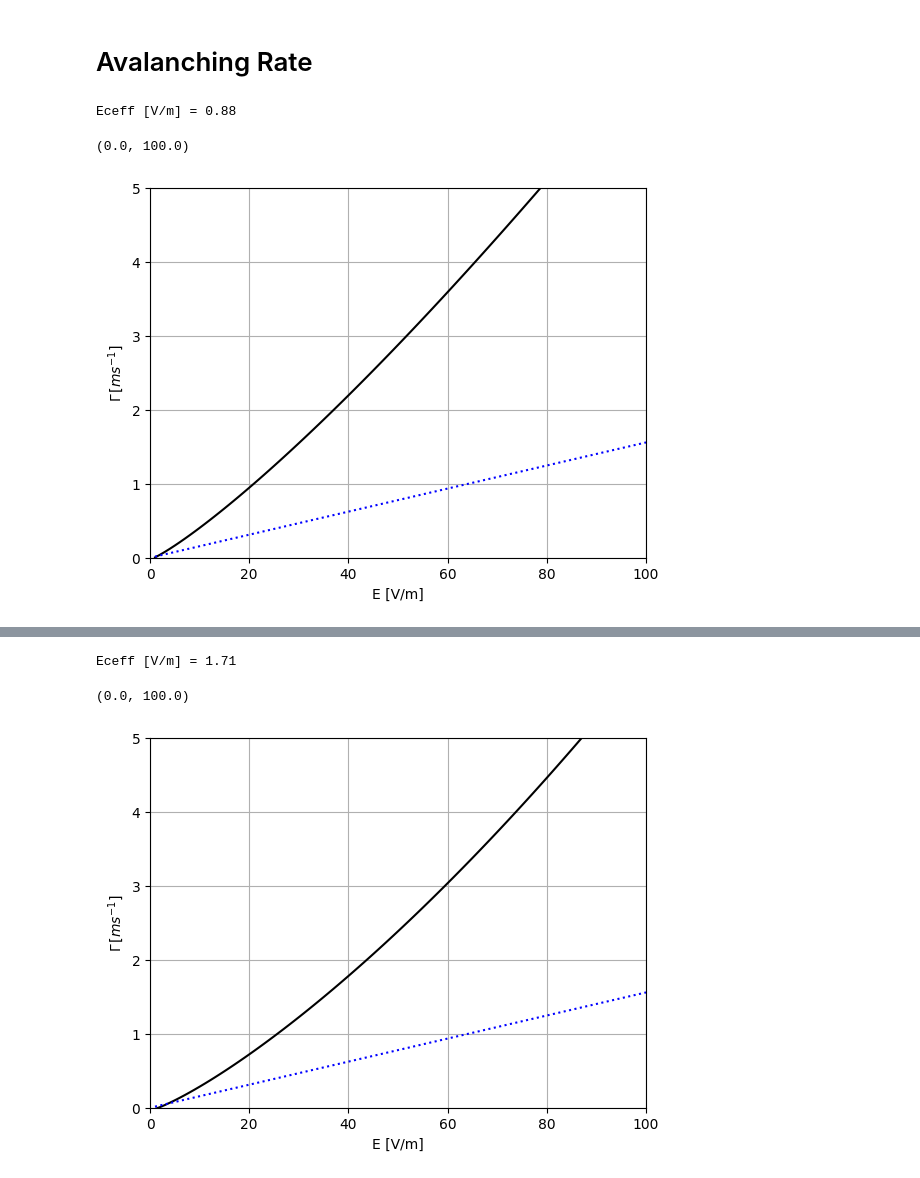
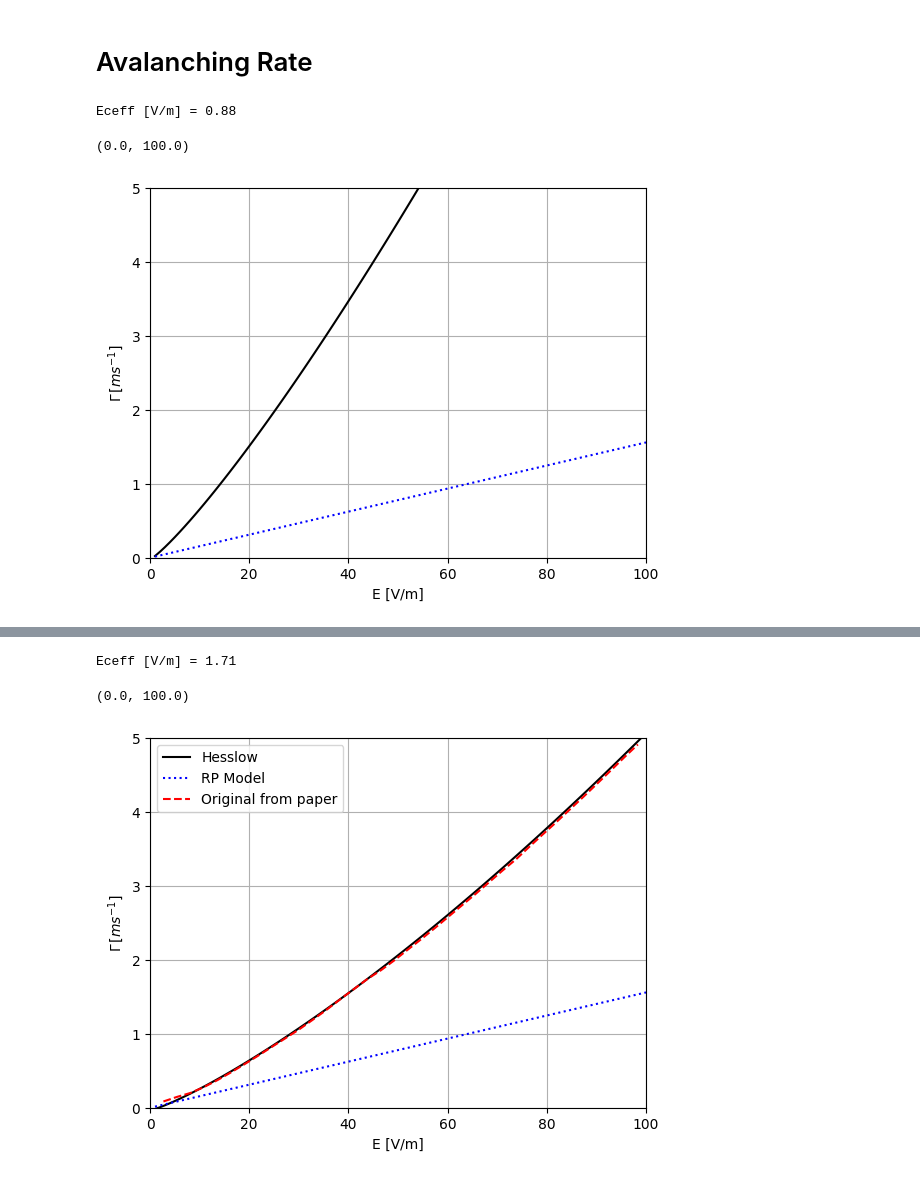
Before and after one commit to ridatta/RE_Solver, a Jupyter notebook: avalanching_hesslow_Ne_implementation.ipynb, the cells around one changed output, grey strips where cells are left out. Saved outputs shown, nothing was run; the diff lists cells and outputs as text; code cells hidden in the pictures.

Commit message:
Overlayed og avalance fig, updated RE.py

```diff
--- a/avalanching_hesslow_Ne_implementation.ipynb
+++ b/avalanching_hesslow_Ne_implementation.ipynb
@@ -166,8 +166,7 @@ def fn(pstar,E_star,Z,Z0,nj,T):
 # %% [markdown]
 # Avalanching Rate
 # %%
-
-def getHesslowAvalanchingRate(E_star,Z,Z0,nj,T,B=0,element='Ne'): # Presently implemnted for Ne, must be implemented for Ar
+def getHesslowAvalanchingRate(E_star,Z,Z0,nj,T,element,B=0): # Presently implemnted for Ne, must be implemented for Ar
     # Returns the avalanching rate in per second
     # E_star [-] = Parallel E-field / E_CH (E_CH = Connor Hastie Electric field)
     # Z = max. ionization; first element of array is deuterium, next is Neon
@@ -182,7 +181,7 @@ def getHesslowAvalanchingRate(E_star,Z,Z0,nj,T,B=0,element='Ne'): # Presently im
     pstar = fsolve(fn, 1, args=(E_star,Z,Z0,nj,T))[0] # critical momentum [-]
     nuD, nuS =  RE.get_nuD_nuS(pstar,Z,Z0,nj,T,element) # Slowing down and deflection freq [-]
 
-    ECH = RE.getConnorHastieField(ne_free,RE.getCoulombLog(ne_free,T)) # Connor Hastie Field [V/m]
+    ECH = RE.getConnorHastieField(ne_free, lnAc) # Connor Hastie Field [V/m]
     Epar = ECH * E_star # Parallel Electric Field V/m
 
     gamma = const.e / (const.m_e * const.c *lnAc) * (ntot / ne_free) * (Epar - Eceff) / np.sqrt(4 + nuS * nuD) # per second
@@ -209,7 +208,7 @@ print('Eceff [V/m] = %1.2f'%Eceff)
 ### Calculate Avalanching Rate ####
 gamma = np.zeros_like(E_star)
 for ii in range(Epar.shape[0]):
-    out = getHesslowAvalanchingRate(E_star[ii],Z,Z0,nj,T,B,'Ne') # per s
+    out = getHesslowAvalanchingRate(E_star[ii],Z,Z0,nj,T,'Ne',B) # per s
     gamma[ii] = out
 
 
@@ -236,10 +235,11 @@ plt.xlim([0,100])
 # %% [output]
 Eceff [V/m] = 0.88
 (0.0, 100.0)
-[figure, old version]
+[figure, new version]
 # %% [markdown]
 Reproduce the following figure from Hesslow et al. 2019 (NOTE: this caluclation is for Argon) ![image.png](attachment:image.png)
 # %%
+import pandas as pd
 
 Epar = np.linspace(1,100,100) # V/m
 Z = np.array([1,18]); # Max. Ionization
@@ -248,42 +248,54 @@ nj = np.array([1e20,1e20]); # Density
 T = 10
 B = 0
 ne_free = np.sum(Z0 * nj) # Free electron density, per cubic m
-lnA = RE.getCoulombLog(ne_free,T) # Coul. Log
+#lnA = RE.getCoulombLog(ne_free,T) # Coul. Log
+lnA = 14.6 + 0.5 * np.log(T / (1e20/1e20))
 Ec = RE.getConnorHastieField(ne_free,lnA) # V/m
 Eceff = RE.getEc_eff(Z,Z0,nj,T,B, 'Ar')[0] # Effective E-field, V/m
 E_star = Epar / Ec
 
-### Print ####
+# Print
 print('Eceff [V/m] = %1.2f'%Eceff)
 
 ### Calculate Avalanching Rate ####
 gamma = np.zeros_like(E_star)
 for ii in range(Epar.shape[0]):
-    out = getHesslowAvalanchingRate(E_star[ii],Z,Z0,nj,T,B,'Ar') # per s
+    out = getHesslowAvalanchingRate(E_star[ii],Z,Z0,nj,T,'Ar',B) # per s
     gamma[ii] = out
 
 
 plt.plot(Epar,gamma*1e-3,'k-')
 plt.xlabel('E [V/m]')
 plt.ylabel('$\Gamma \, [ms^{-1}]$')
 plt.grid()
 
 # RP Model
 nD = nj[0] # per cubic m
 ne  = nD
 T = 10 # eV
 lnA = RE.getCoulombLog(ne,T)
 Ec = RE.getConnorHastieField(ne,lnA) # V/m
 Z = 1
 inv_aspect_ratio = 2/6.2
 
 gamma_RP2 = RE.get_avalance_growth_rate_RP2(Epar/Ec,ne,inv_aspect_ratio,lnA,Z) # per s
 
 plt.plot(Epar,gamma_RP2*1e-3,'b:')
 
+# Original Paper .csv extraction overlay
+
+og_data = pd.read_csv('Hesslow2019Extraction.csv', header= None)
+E_hes = og_data.iloc[:,0].values
+gamma_hes = og_data.iloc[:,1].values
+
+plt.plot(E_hes, gamma_hes, 'r--', label='Hes2019')
+
+
+plt.legend(['Hesslow', 'RP Model', 'Original from paper'])
+
 plt.ylim([0,5])
 plt.xlim([0,100])
 # %% [output]
 Eceff [V/m] = 1.71
 (0.0, 100.0)
-[figure, old version]
+[figure, new version]
```
Also changed, not shown: 3 other files.
